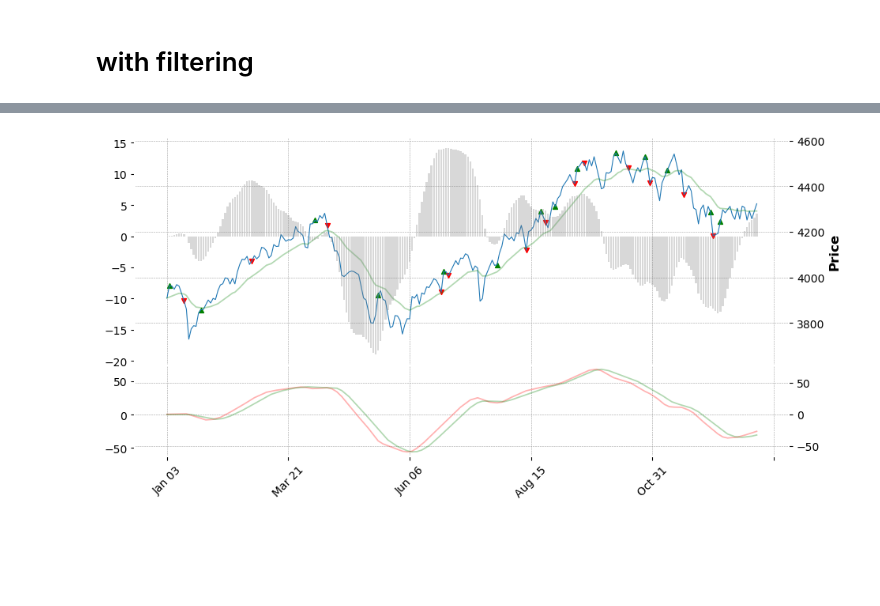
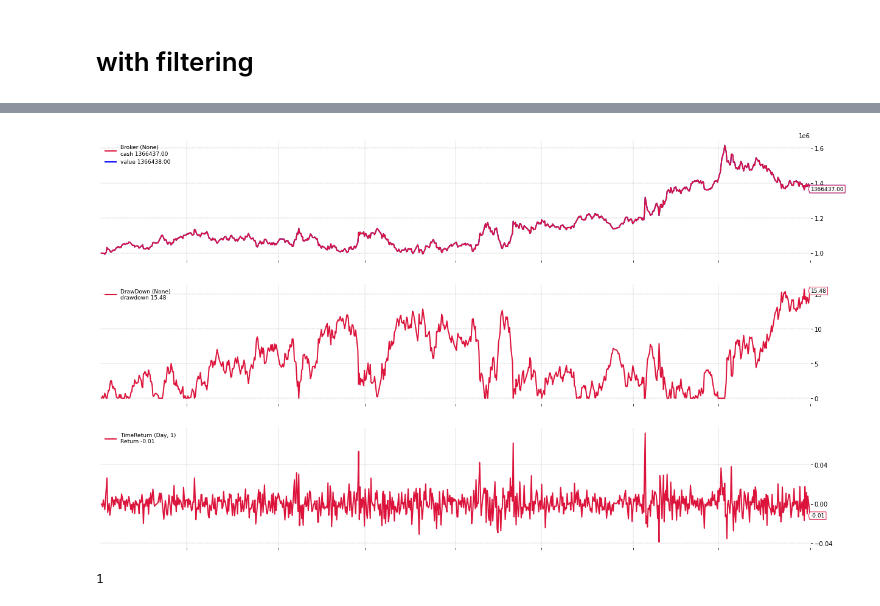
Before and after one commit to xiwenjin/CTA, a Jupyter notebook: Untitled.ipynb, the cells around one changed output, grey strips where cells are left out. Saved outputs shown, nothing was run; the diff lists cells and outputs as text; code cells hidden in the pictures; blank space fills up the shorter version.

```diff
--- a/Untitled.ipynb
+++ b/Untitled.ipynb
@@ -319,0 +332,36 @@ fplt.plot(idx, type='line', style='charles',
+# %%
+cbro = bt.Cerebro(stdstats=False)
+cbro.addstrategy(myStrat, col='hist')
+
+# data = bt.feeds.PandasData(dataname=idx,
+#                            fromdate=start,
+#                            todate=end,
+#                            plot=False)
+
+# init data feed with my own indicators
+data = myDataFeed(dataname=idx,
+                  fromdate=start,
+                  todate=end,
+                  plot=False)
+# data.plotinfo.subplot = True
+
+
+cbro.adddata(data)
+cbro.addobserver(bt.observers.Broker)
+# cbro.addobserver(bt.observers.Trades)
+cbro.addobserver(bt.observers.BuySell)
+cbro.addobserver(bt.observers.DrawDown)
+cbro.addobserver(bt.observers.TimeReturn)
+cbro.broker.setcommission(commission=10, margin=True, mult=200)
+# cbro.broker.set_slippage_perc(5e-3)
+
+# assume order executed on the close of the bar that the same bar the signal is generated,
+# as the indicator is calculated using open prices.
+# cbro.broker.set_coc(True)
+cbro.broker.setcash(1e+6)
+
+print('Starting balance:', str(cbro.broker.getvalue()))
+
+cbro.run()
+
+print('Ending balance:', str(cbro.broker.getvalue()))
@@ -320,24 +386,33 @@ fplt.plot(idx, type='line', style='charles',
+# %%
+plt.rcParams['figure.figsize']=[18,10]
+cbro.plot(iplot=False, plotdist=.2)
+%matplotlib inline
+# %% [output]
+[figure, added]
 # %%
 # calc indicator using filtered price
-Q = csi500.loc[pd.datetime(yr-1, 12, 1): pd.datetime(yr-1, 12, 31), 'Close'].std()
+Q = 1 # csi500.loc[pd.datetime(yr-1, 12, 1): pd.datetime(yr-1, 12, 31), 'Close'].std() ** 2
+print(Q)
 R = 1
+
 idx = d500[:]
 x, P = idx.Close[0], 10
 
 updates, _, _, _ = k_filter.filt(idx.Close, x, P)
 updates = pd.Series(updates, index=idx.index)
 macd, avg, hist = ind.MACD(updates, fast, slow, sig)
-idx['macd_ftd'], idx['signal_ftd'], idx['hist_ftd'] = macd, avg, hist
-buy, sell = ind.reverse_signals(idx.Close, hist)
+idx['macd'], idx['signal'], idx['hist'] = macd, avg, hist
+buy, sell = ind.signal_reverse(idx.Close, hist)
+# %% [output]
+1
 # %%
-add = [fplt.make_addplot(hist, type='bar', color='grey', alpha=0.3),
-       fplt.make_addplot(macd, type='line', color='red', alpha=0.3, panel=1),
-       fplt.make_addplot(avg, type='line', color='green', alpha=0.3, panel=1),
-       fplt.make_addplot(updates, type='line', color='green', alpha=0.3, panel=0),
-       fplt.make_addplot(buy, type='scatter', marker='^', color='green'),
-       fplt.make_addplot(sell, type='scatter', marker='v', color='red'),]
+# %matplotlib inline
+# add = [fplt.make_addplot(hist, type='bar', color='grey', alpha=0.3),
+#        fplt.make_addplot(macd, type='line', color='red', alpha=0.3, panel=1),
+#        fplt.make_addplot(avg, type='line', color='green', alpha=0.3, panel=1),
+#        fplt.make_addplot(updates, type='line', color='green', alpha=0.5, panel=0),
+#        fplt.make_addplot(buy, type='scatter', marker='^', color='green'),
+#        fplt.make_addplot(sell, type='scatter', marker='v', color='red'),]
 
-fplt.plot(idx, type='line', style='charles',
-          volume=False, figratio=(16,8), addplot=add)
+# fplt.plot(idx, type='line', style='charles',
+#           volume=False, figratio=(16,8), addplot=add)
-# %% [output]
-[figure, removed]
```
Also changed, not shown: parts of 16 cells of this notebook.
